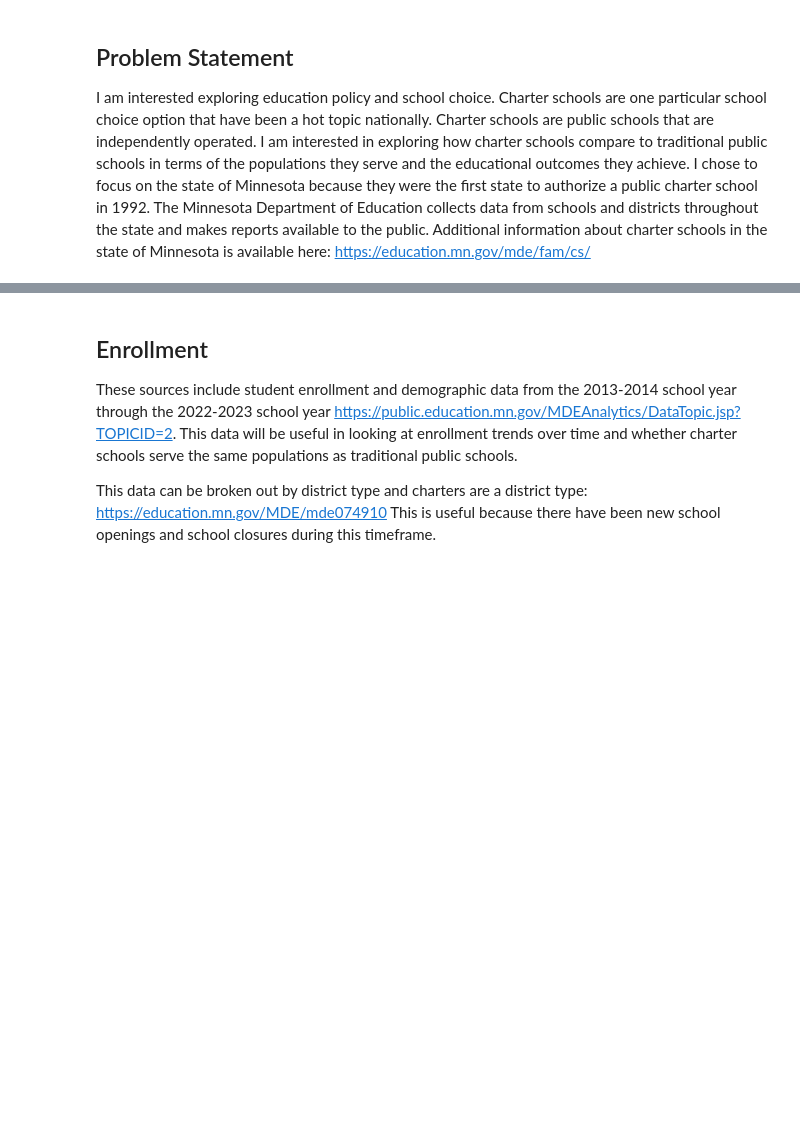
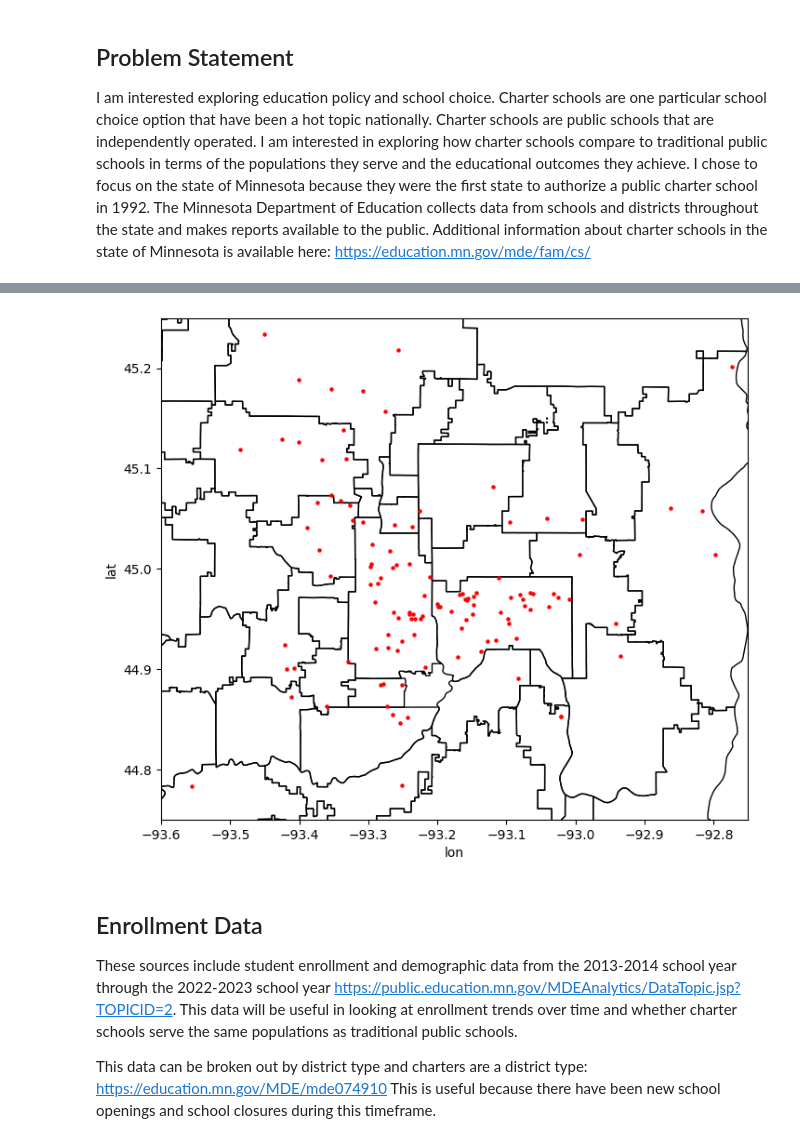
Before and after one commit to BrowynSherman/Sherman_DSTEP23_Final, a Jupyter notebook: Sherman_DSTEP_Final.ipynb, the cells around one changed output, grey strips where cells are left out. Cells and saved outputs as stored; diff of their text form; code cells hidden in the pictures; blank space fills up the shorter version.

```diff
--- a/Sherman_DSTEP_Final.ipynb
+++ b/Sherman_DSTEP_Final.ipynb
@@ -58,5 +108,16 @@ districts
+# %%
+# -- Zoom in on Minneapolis St. Paul Metropolitan Area
+
+fig, ax= plt.subplots(figsize=(10,7))
+districts.plot(ax=ax, edgecolor='black', linewidth=1, facecolor='none')
+charters.plot.scatter('lon', 'lat', ax=ax, color='red', s=5)
+ax.set_xlim([-93.6, -92.75])
+ax.set_ylim([44.75, 45.25])
+fig.show()
+# %% [output]
+[figure, added]
 # %% [markdown]
-## Enrollment
+## Enrollment Data
 
 These sources include student enrollment and demographic data from the 2013-2014 school year through the 2022-2023 school year https://public.education.mn.gov/MDEAnalytics/DataTopic.jsp?TOPICID=2. This data will be useful in looking at enrollment trends over time and whether charter schools serve the same populations as traditional public schools.
 
```
Also changed, not shown: parts of 22 cells of this notebook.
